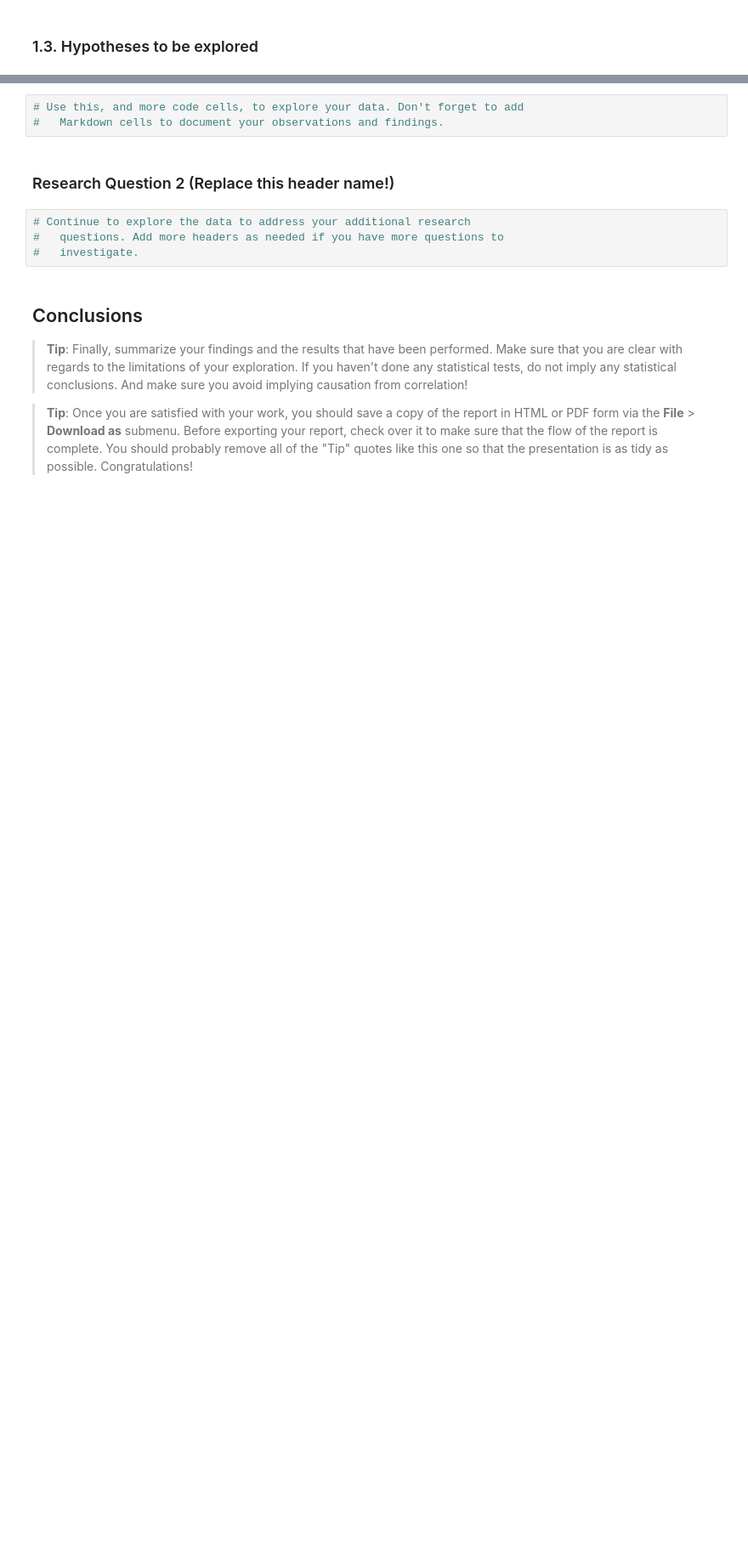
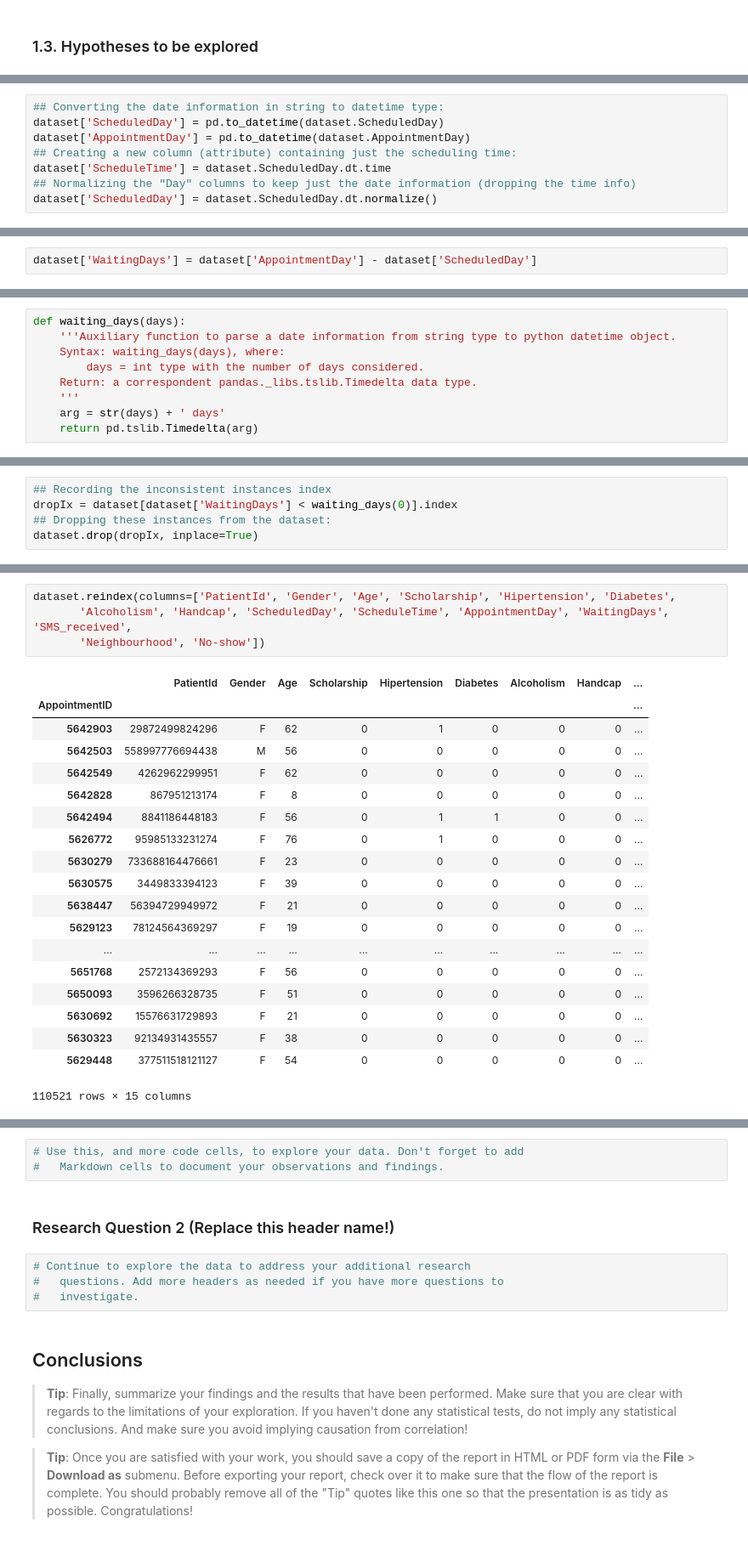
Before and after one commit to tbnsilveira/DAND-IntroDataAnalysis, a Jupyter notebook: tbnsilveira_Project01_InvestigateDataset.ipynb, the cells around one changed output, grey strips where cells are left out. Shown: that part at 85% size. Cells and saved outputs as stored; diff of their text form; blank space fills up the shorter version.

Commit message:
Data wrangling: schedule and appointment dates

```diff
--- a/tbnsilveira_Project01_InvestigateDataset.ipynb
+++ b/tbnsilveira_Project01_InvestigateDataset.ipynb
@@ -153,0 +266,8 @@ array(['JARDIM DA PENHA', 'MATA DA PRAIA', 'PONTAL DE CAMBURI',
+# %%
+## Converting the date information in string to datetime type:
+dataset['ScheduledDay'] = pd.to_datetime(dataset.ScheduledDay)
+dataset['AppointmentDay'] = pd.to_datetime(dataset.AppointmentDay)
+## Creating a new column (attribute) containing just the scheduling time:
+dataset['ScheduleTime'] = dataset.ScheduledDay.dt.time
+## Normalizing the "Day" columns to keep just the date information (dropping the time info)
+dataset['ScheduledDay'] = dataset.ScheduledDay.dt.normalize()
@@ -153,0 +276,2 @@ array(['JARDIM DA PENHA', 'MATA DA PRAIA', 'PONTAL DE CAMBURI',
+# %%
+dataset['WaitingDays'] = dataset['AppointmentDay'] - dataset['ScheduledDay']
@@ -153,0 +284,9 @@ array(['JARDIM DA PENHA', 'MATA DA PRAIA', 'PONTAL DE CAMBURI',
+# %%
+def waiting_days(days):
+    '''Auxiliary function to parse a date information from string type to python datetime object.
+    Syntax: waiting_days(days), where:
+        days = int type with the number of days considered.
+    Return: a correspondent pandas._libs.tslib.Timedelta data type.
+    '''
+    arg = str(days) + ' days'
+    return pd.tslib.Timedelta(arg)
@@ -153,0 +306,5 @@ array(['JARDIM DA PENHA', 'MATA DA PRAIA', 'PONTAL DE CAMBURI',
+# %%
+## Recording the inconsistent instances index
+dropIx = dataset[dataset['WaitingDays'] < waiting_days(0)].index
+## Dropping these instances from the dataset:
+dataset.drop(dropIx, inplace=True)
@@ -153,0 +323,24 @@ array(['JARDIM DA PENHA', 'MATA DA PRAIA', 'PONTAL DE CAMBURI',
+# %%
+dataset.reindex(columns=['PatientId', 'Gender', 'Age', 'Scholarship', 'Hipertension', 'Diabetes',
+       'Alcoholism', 'Handcap', 'ScheduledDay', 'ScheduleTime', 'AppointmentDay', 'WaitingDays', 'SMS_received',
+       'Neighbourhood', 'No-show'])
+# %% [output]
+|  | PatientId | Gender | Age | Scholarship | Hipertension | Diabetes | Alcoholism | Handcap | ... |
+| AppointmentID |  |  |  |  |  |  |  |  | ... |
+| 5642903 | 29872499824296 | F | 62 | 0 | 1 | 0 | 0 | 0 | ... |
+| 5642503 | 558997776694438 | M | 56 | 0 | 0 | 0 | 0 | 0 | ... |
+| 5642549 | 4262962299951 | F | 62 | 0 | 0 | 0 | 0 | 0 | ... |
+| 5642828 | 867951213174 | F | 8 | 0 | 0 | 0 | 0 | 0 | ... |
+| 5642494 | 8841186448183 | F | 56 | 0 | 1 | 1 | 0 | 0 | ... |
+| 5626772 | 95985133231274 | F | 76 | 0 | 1 | 0 | 0 | 0 | ... |
+| 5630279 | 733688164476661 | F | 23 | 0 | 0 | 0 | 0 | 0 | ... |
+| 5630575 | 3449833394123 | F | 39 | 0 | 0 | 0 | 0 | 0 | ... |
+| 5638447 | 56394729949972 | F | 21 | 0 | 0 | 0 | 0 | 0 | ... |
+| 5629123 | 78124564369297 | F | 19 | 0 | 0 | 0 | 0 | 0 | ... |
+| ... | ... | ... | ... | ... | ... | ... | ... | ... | ... |
+| 5651768 | 2572134369293 | F | 56 | 0 | 0 | 0 | 0 | 0 | ... |
+| 5650093 | 3596266328735 | F | 51 | 0 | 0 | 0 | 0 | 0 | ... |
+| 5630692 | 15576631729893 | F | 21 | 0 | 0 | 0 | 0 | 0 | ... |
+| 5630323 | 92134931435557 | F | 38 | 0 | 0 | 0 | 0 | 0 | ... |
+| 5629448 | 377511518121127 | F | 54 | 0 | 0 | 0 | 0 | 0 | ... |
+110521 rows × 15 columns
```
Also changed, not shown: parts of 71 cells of this notebook.
